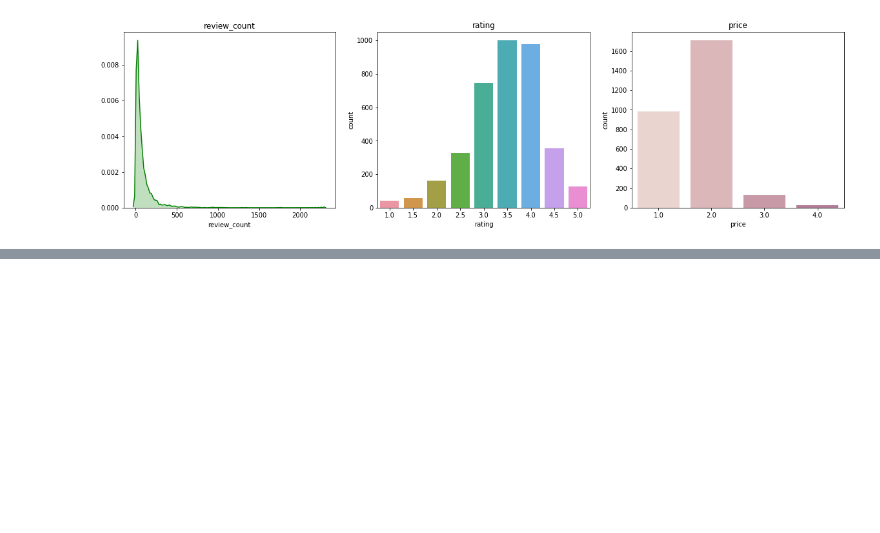
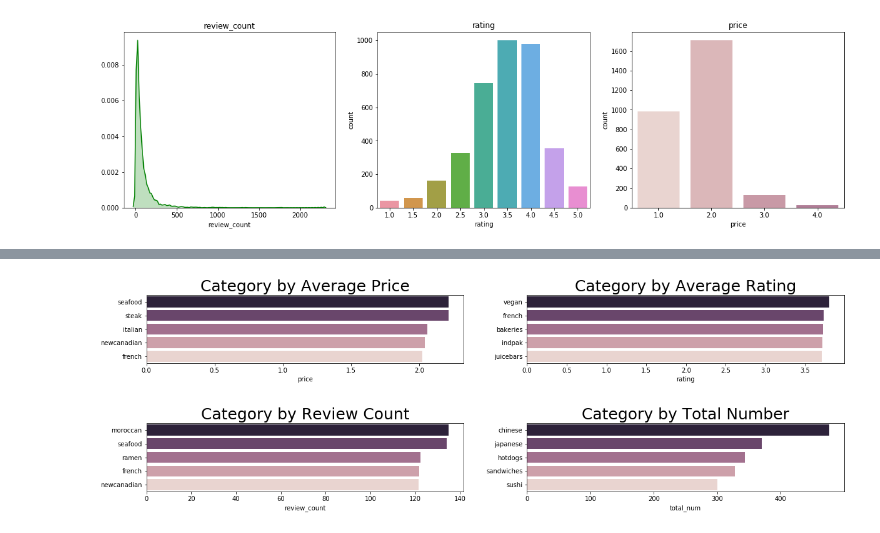
Before and after one commit to justinmlam/foodcouver, a Jupyter notebook: yelp_project.ipynb, the cells around one changed output, grey strips where cells are left out. Cells and saved outputs as stored; diff of their text form; code cells hidden in the pictures; blank space fills up the shorter version.

```diff
--- a/yelp_project.ipynb
+++ b/yelp_project.ipynb
@@ -112,0 +201,31 @@ plt.show()
+# %%
+# let's map the top 5 of each category
+m = 5
+
+pr = pr.iloc[:m]
+ra = ra.iloc[:m]
+re = re.iloc[:m]
+nu = nu.iloc[:m]
+
+fig, axes = plt.subplots(1,2,figsize=(20,2))
+sns.set_palette(sns.cubehelix_palette(8))
+sns.barplot(data=pr,x='price',y='alias',orient='h',ax=axes[0], palette=sns.cubehelix_palette(m, reverse=True)).set_title('Category by Average Price', fontsize=25)
+axes[0].set_ylabel('')
+
+sns.barplot(data=ra,x='rating',y='alias',orient='h',ax=axes[1], palette=sns.cubehelix_palette(m, reverse=True)).set_title('Category by Average Rating', fontsize=25)
+axes[1].set_ylabel('')
+
+# second fig
+fig, axes = plt.subplots(1,2,figsize=(20,2))
+sns.set_palette('ch:8')
+
+sns.barplot(data=re,x='review_count',y='alias',orient='h',ax=axes[0], palette=sns.cubehelix_palette(m, reverse=True)).set_title('Category by Review Count', fontsize=25)
+axes[0].set_ylabel('')
+
+sns.barplot(data=nu,x='total_num',y='alias',orient='h',ax=axes[1], palette=sns.cubehelix_palette(m, reverse=True)).set_title('Category by Total Number', fontsize=25)
+axes[1].set_ylabel('')
+
+plt.show()
+# %% [output]
+[figure, added]
+[figure, added]
```
Also changed, not shown: parts of 6 cells of this notebook, 1 other file.
